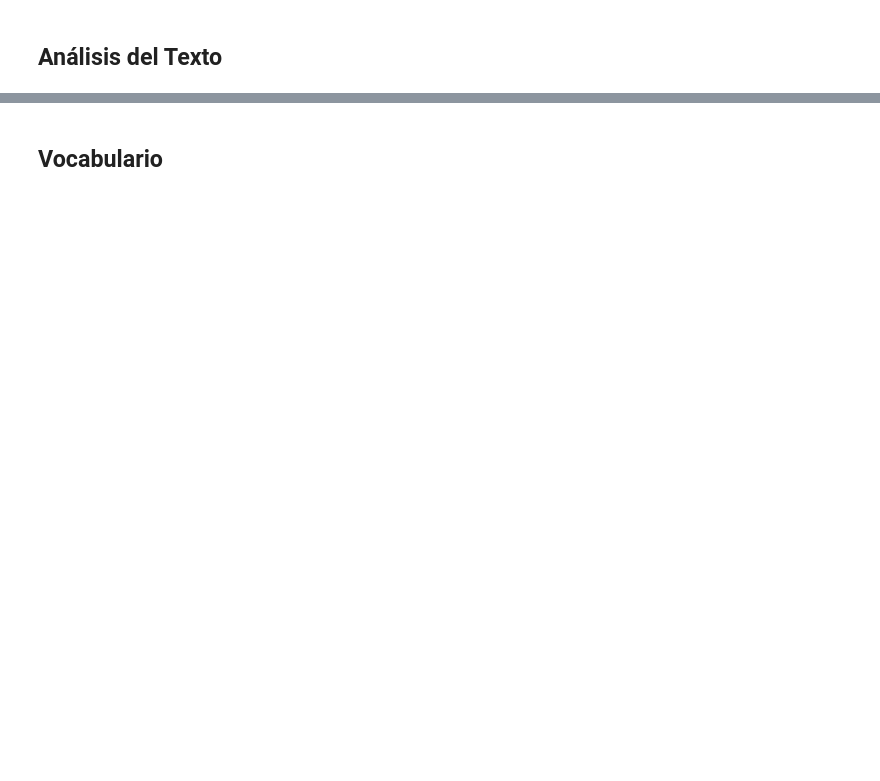
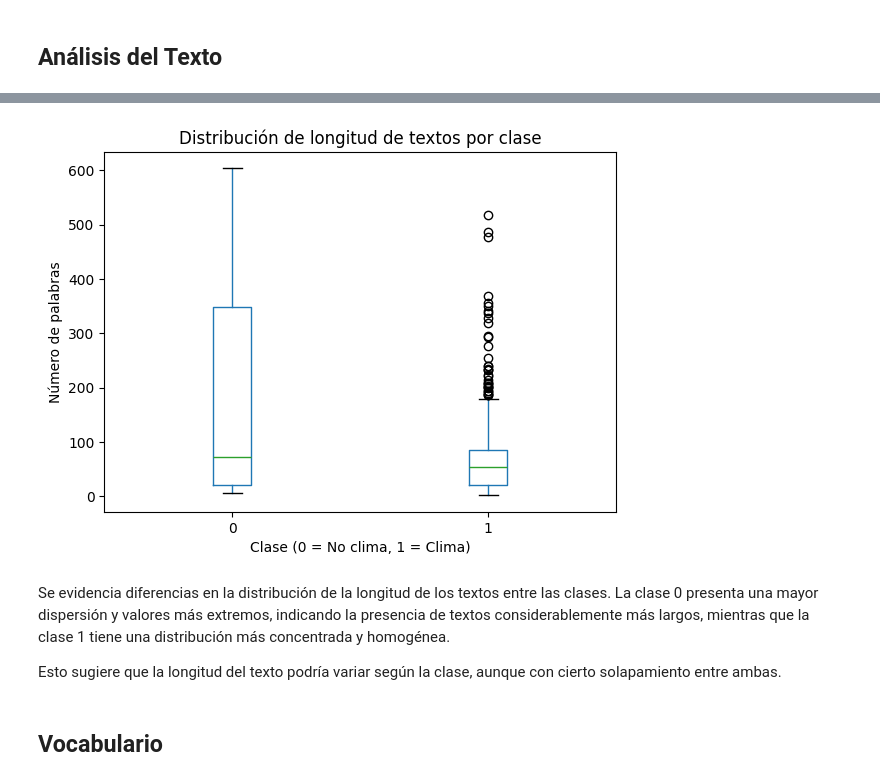
Before and after one commit to sebastianb92/nlp-labs, a Jupyter notebook: Session4/1-Text-classification-BERT.ipynb, the cells around one changed output, grey strips where cells are left out. Cells and saved outputs as stored; diff of their text form; code cells hidden in the pictures; blank space fills up the shorter version.

```diff
--- a/Session4/1-Text-classification-BERT.ipynb
+++ b/Session4/1-Text-classification-BERT.ipynb
@@ -136,8 +186,16 @@ df.groupby('answer')['Palabras por clase'].median()
 # %%
-df.boxplot('Palabras por clase', by='answer', grid=False, showfliers=False, color='black')
+df.boxplot(column='Palabras por clase', by='answer', grid=False)
+plt.title('Distribución de longitud de textos por clase')
 plt.suptitle('')
-plt.xlabel('')
+plt.xlabel('Clase (0 = No clima, 1 = Clima)')
+plt.ylabel('Número de palabras')
 plt.show()
+# %% [output]
+[figure, added]
+# %% [markdown]
+Se evidencia diferencias en la distribución de la longitud de los textos entre las clases. La clase 0 presenta una mayor dispersión y valores más extremos, indicando la presencia de textos considerablemente más largos, mientras que la clase 1 tiene una distribución más concentrada y homogénea.
+
+Esto sugiere que la longitud del texto podría variar según la clase, aunque con cierto solapamiento entre ambas.
 # %% [markdown]
 ## Vocabulario
 # %%
```
Also changed, not shown: parts of 27 cells of this notebook.
